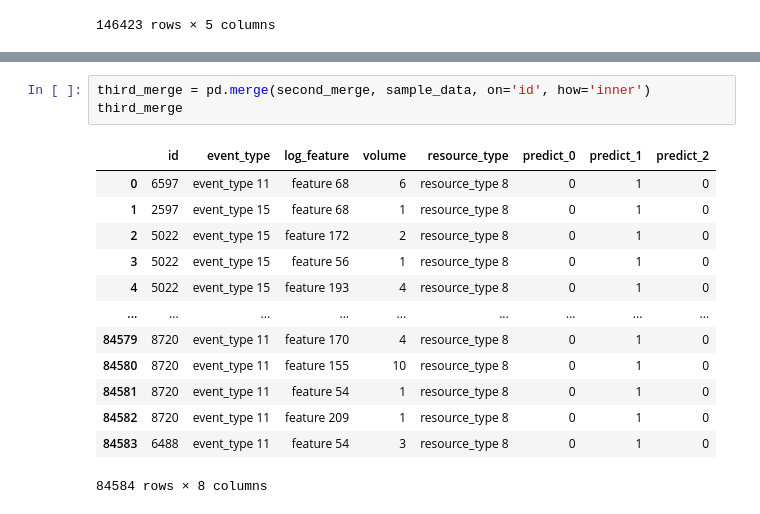
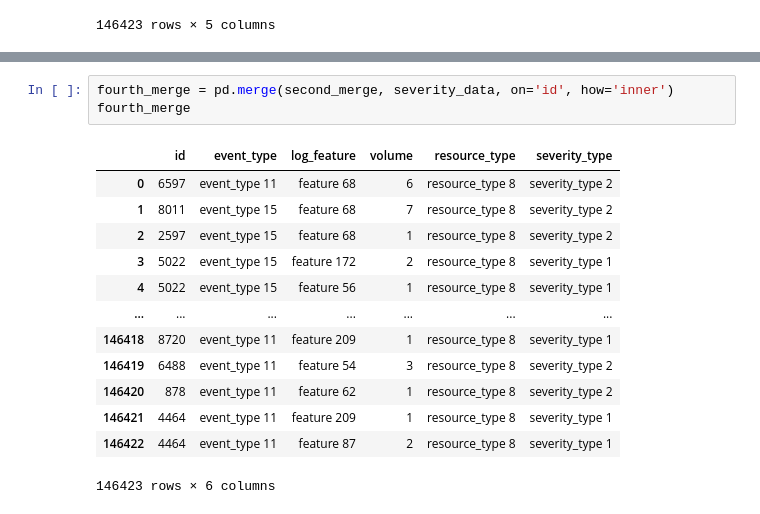
Before and after one commit to theAjforce/ds-mod1-0724-code-solutions, a Jupyter notebook: merge-join-telecom/Telstra Competition Data/merge_tele.ipynb, the cells around one changed output, grey strips where cells are left out. Saved outputs shown, nothing was run; the diff lists cells and outputs as text.

Commit message:
merge join telecom

```diff
--- a/merge-join-telecom/Telstra Competition Data/merge_tele.ipynb
+++ b/merge-join-telecom/Telstra Competition Data/merge_tele.ipynb
@@ -63,18 +78,18 @@ second_merge
 # %%
-third_merge = pd.merge(second_merge, sample_data, on='id', how='inner')
-third_merge
+fourth_merge = pd.merge(second_merge, severity_data, on='id', how='inner')
+fourth_merge
 # %% [output]
-|  | id | event_type | log_feature | volume | resource_type | predict_0 | predict_1 | predict_2 |
-| 0 | 6597 | event_type 11 | feature 68 | 6 | resource_type 8 | 0 | 1 | 0 |
-| 1 | 2597 | event_type 15 | feature 68 | 1 | resource_type 8 | 0 | 1 | 0 |
-| 2 | 5022 | event_type 15 | feature 172 | 2 | resource_type 8 | 0 | 1 | 0 |
-| 3 | 5022 | event_type 15 | feature 56 | 1 | resource_type 8 | 0 | 1 | 0 |
-| 4 | 5022 | event_type 15 | feature 193 | 4 | resource_type 8 | 0 | 1 | 0 |
-| ... | ... | ... | ... | ... | ... | ... | ... | ... |
-| 84579 | 8720 | event_type 11 | feature 170 | 4 | resource_type 8 | 0 | 1 | 0 |
-| 84580 | 8720 | event_type 11 | feature 155 | 10 | resource_type 8 | 0 | 1 | 0 |
-| 84581 | 8720 | event_type 11 | feature 54 | 1 | resource_type 8 | 0 | 1 | 0 |
-| 84582 | 8720 | event_type 11 | feature 209 | 1 | resource_type 8 | 0 | 1 | 0 |
-| 84583 | 6488 | event_type 11 | feature 54 | 3 | resource_type 8 | 0 | 1 | 0 |
+|  | id | event_type | log_feature | volume | resource_type | severity_type |
+| 0 | 6597 | event_type 11 | feature 68 | 6 | resource_type 8 | severity_type 2 |
+| 1 | 8011 | event_type 15 | feature 68 | 7 | resource_type 8 | severity_type 2 |
+| 2 | 2597 | event_type 15 | feature 68 | 1 | resource_type 8 | severity_type 2 |
+| 3 | 5022 | event_type 15 | feature 172 | 2 | resource_type 8 | severity_type 1 |
+| 4 | 5022 | event_type 15 | feature 56 | 1 | resource_type 8 | severity_type 1 |
+| ... | ... | ... | ... | ... | ... | ... |
+| 146418 | 8720 | event_type 11 | feature 209 | 1 | resource_type 8 | severity_type 1 |
+| 146419 | 6488 | event_type 11 | feature 54 | 3 | resource_type 8 | severity_type 2 |
+| 146420 | 878 | event_type 11 | feature 62 | 1 | resource_type 8 | severity_type 2 |
+| 146421 | 4464 | event_type 11 | feature 209 | 1 | resource_type 8 | severity_type 1 |
+| 146422 | 4464 | event_type 11 | feature 87 | 2 | resource_type 8 | severity_type 1 |
-84584 rows × 8 columns
+146423 rows × 6 columns
 # %%
```
Also changed, not shown: parts of 10 cells of this notebook, 1 other file.
